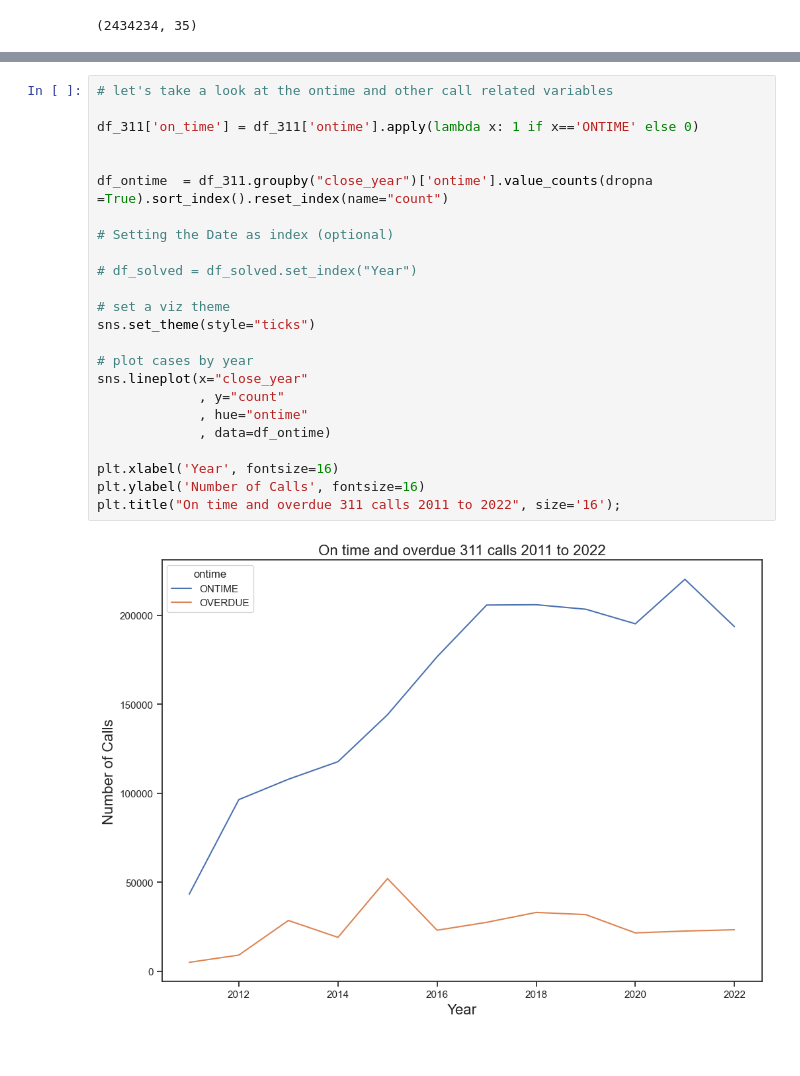
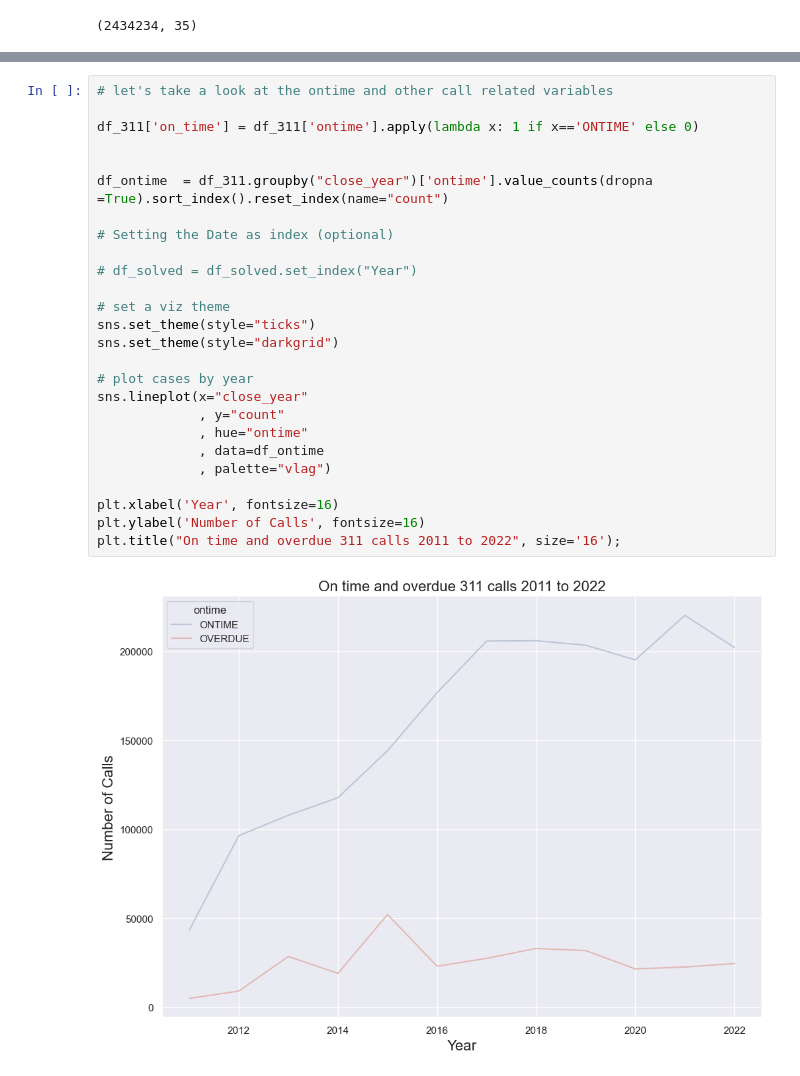
Before and after one commit to georgetown-analytics/boston-311, a Jupyter notebook: 02 code/EDA for 311 data.ipynb, the cells around one changed output, grey strips where cells are left out. Drawn from its saved outputs; the diff is of its cells as text.

```diff
--- a/02 code/EDA for 311 data.ipynb
+++ b/02 code/EDA for 311 data.ipynb
@@ -192,29 +196,31 @@ plt.title("Time between opening and closing 311 calls by year", size='16');
 # %%
 # let's take a look at the ontime and other call related variables
 
 df_311['on_time'] = df_311['ontime'].apply(lambda x: 1 if x=='ONTIME' else 0)
 
 
 df_ontime  = df_311.groupby("close_year")['ontime'].value_counts(dropna =True).sort_index().reset_index(name="count")
 
 # Setting the Date as index (optional)
 
 # df_solved = df_solved.set_index("Year")
 
 # set a viz theme
 sns.set_theme(style="ticks")
+sns.set_theme(style="darkgrid")
 
 # plot cases by year
 sns.lineplot(x="close_year"
              , y="count"
              , hue="ontime"
-             , data=df_ontime)
+             , data=df_ontime
+             , palette="vlag")
 
 plt.xlabel('Year', fontsize=16)
 plt.ylabel('Number of Calls', fontsize=16)
 plt.title("On time and overdue 311 calls 2011 to 2022", size='16');
 # %% [output]
-[figure, old version]
+[figure, new version]
 # %%
 df_311.groupby(['ontime'])['ontime'].count()
 # %% [output]
```
Also changed, not shown: parts of 14 cells of this notebook.
